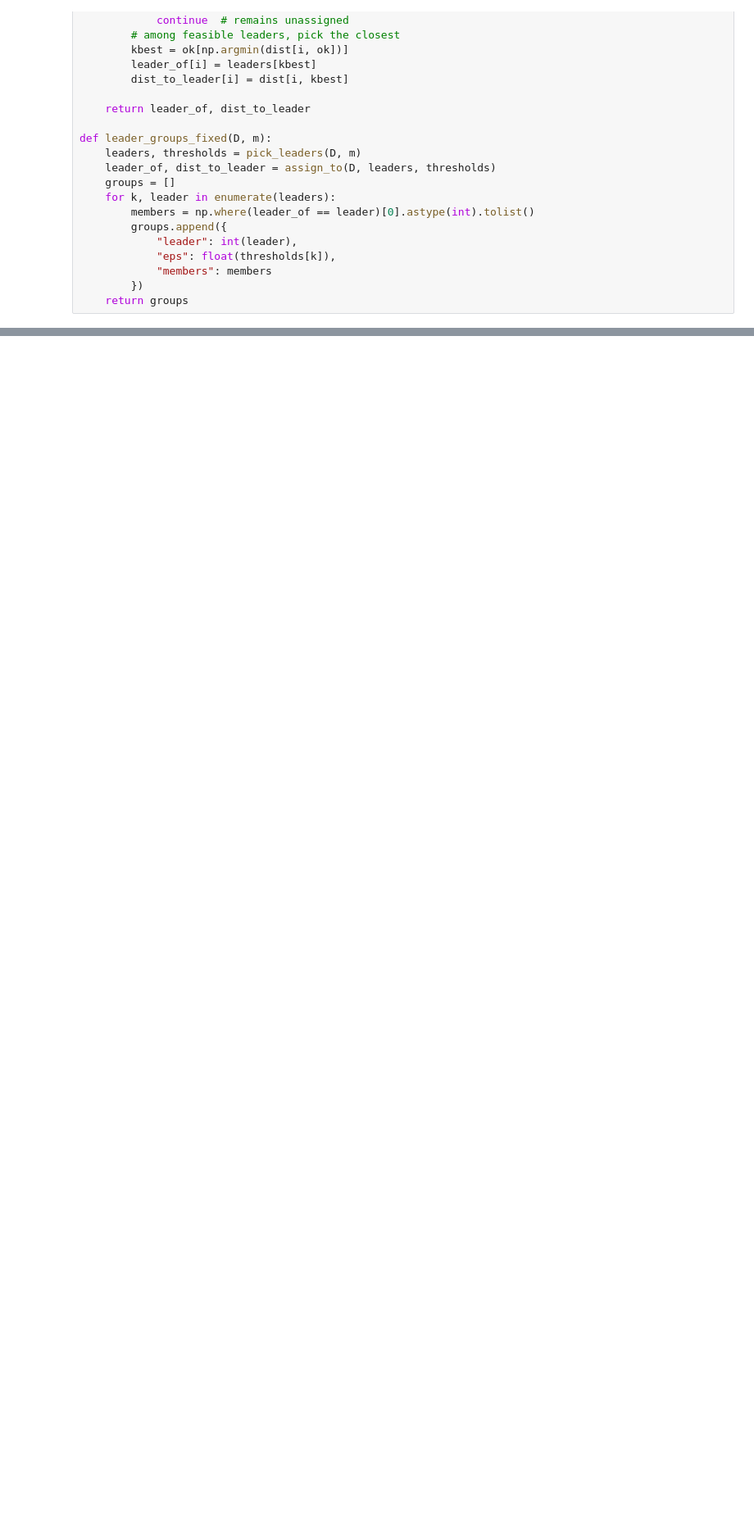
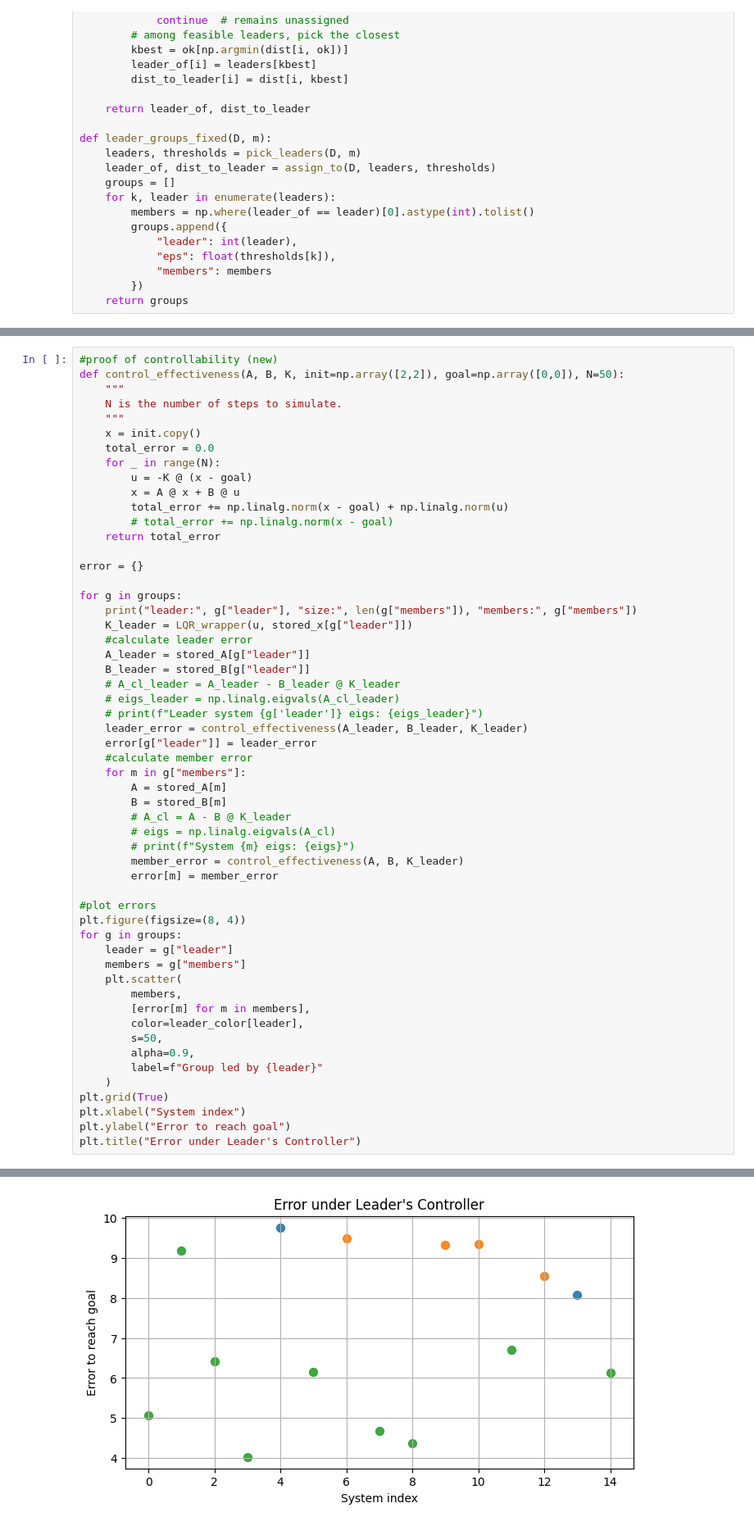
Before and after one commit to PeilinZhang/4YP, a Jupyter notebook: Grouping.ipynb, the cells around one changed output, grey strips where cells are left out. Shown at 82% size. Saved outputs shown, nothing was run; the diff lists cells and outputs as text; blank space fills up the shorter version.

```diff
--- a/Grouping.ipynb
+++ b/Grouping.ipynb
@@ -502,0 +566,56 @@ plt.show()
+# %%
+#proof of controllability (new)
+def control_effectiveness(A, B, K, init=np.array([2,2]), goal=np.array([0,0]), N=50):
+    """
+    N is the number of steps to simulate.
+    """
+    x = init.copy()
+    total_error = 0.0
+    for _ in range(N):
+        u = -K @ (x - goal)
+        x = A @ x + B @ u
+        total_error += np.linalg.norm(x - goal) + np.linalg.norm(u)
+        # total_error += np.linalg.norm(x - goal)
+    return total_error
+
+error = {}
+
+for g in groups:
+    print("leader:", g["leader"], "size:", len(g["members"]), "members:", g["members"])
+    K_leader = LQR_wrapper(u, stored_x[g["leader"]])
+    #calculate leader error
+    A_leader = stored_A[g["leader"]]
+    B_leader = stored_B[g["leader"]]
+    # A_cl_leader = A_leader - B_leader @ K_leader
+    # eigs_leader = np.linalg.eigvals(A_cl_leader)
+    # print(f"Leader system {g['leader']} eigs: {eigs_leader}")
+    leader_error = control_effectiveness(A_leader, B_leader, K_leader)
+    error[g["leader"]] = leader_error
+    #calculate member error
+    for m in g["members"]:
+        A = stored_A[m]
+        B = stored_B[m]
+        # A_cl = A - B @ K_leader
+        # eigs = np.linalg.eigvals(A_cl)
+        # print(f"System {m} eigs: {eigs}")
+        member_error = control_effectiveness(A, B, K_leader)
+        error[m] = member_error
+
+#plot errors
+plt.figure(figsize=(8, 4))
+for g in groups:
+    leader = g["leader"]
+    members = g["members"]
+    plt.scatter(
+        members,
+        [error[m] for m in members],
+        color=leader_color[leader],
+        s=50,
+        alpha=0.9,
+        label=f"Group led by {leader}"
+    )
+plt.grid(True)
+plt.xlabel("System index")
+plt.ylabel("Error to reach goal")
+plt.title("Error under Leader's Controller")
+# %% [output]
@@ -502,0 +626 @@ plt.show()
+[figure, added]
```
Also changed, not shown: parts of 17 cells of this notebook, 4 other files.
